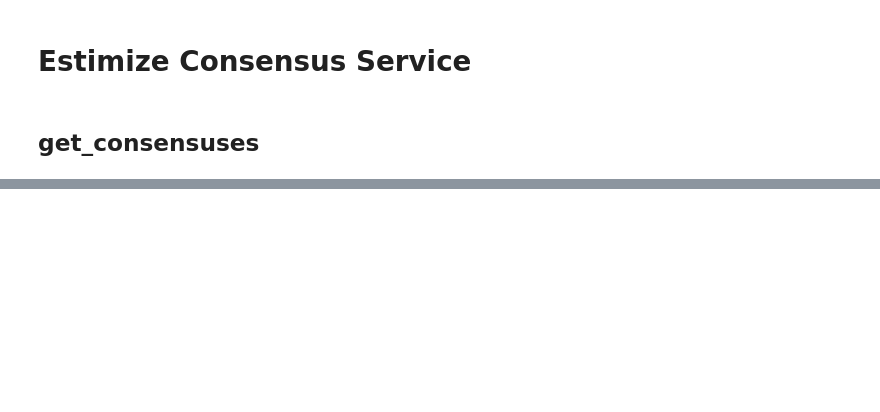
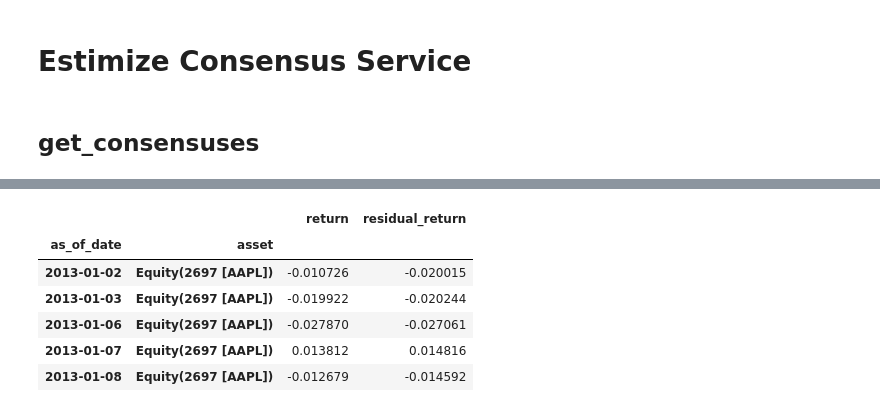
Before and after one commit to Estimize/estimize-research-py, a Jupyter notebook: notebooks/api_examples.ipynb, the cells around one changed output, grey strips where cells are left out. Cells and saved outputs as stored; diff of their text form; code cells hidden in the pictures; blank space fills up the shorter version.

```diff
--- a/notebooks/api_examples.ipynb
+++ b/notebooks/api_examples.ipynb
@@ -120,0 +145,11 @@ Num Rows:  1775602
+# %%
+rrdf = residual_returns_service.get_market_neutral_residual_returns(start_date, end_date, [asset], on='open')
+display(rrdf.head(5))
+# %% [output]
+|  |  | return | residual_return |
+| as_of_date | asset |  |  |
+| 2013-01-02 | Equity(2697 [AAPL]) | -0.010726 | -0.020015 |
+| 2013-01-03 | Equity(2697 [AAPL]) | -0.019922 | -0.020244 |
+| 2013-01-06 | Equity(2697 [AAPL]) | -0.027870 | -0.027061 |
+| 2013-01-07 | Equity(2697 [AAPL]) | 0.013812 | 0.014816 |
+| 2013-01-08 | Equity(2697 [AAPL]) | -0.012679 | -0.014592 |
```
Also changed, not shown: parts of 8 cells of this notebook, 34 other files.
